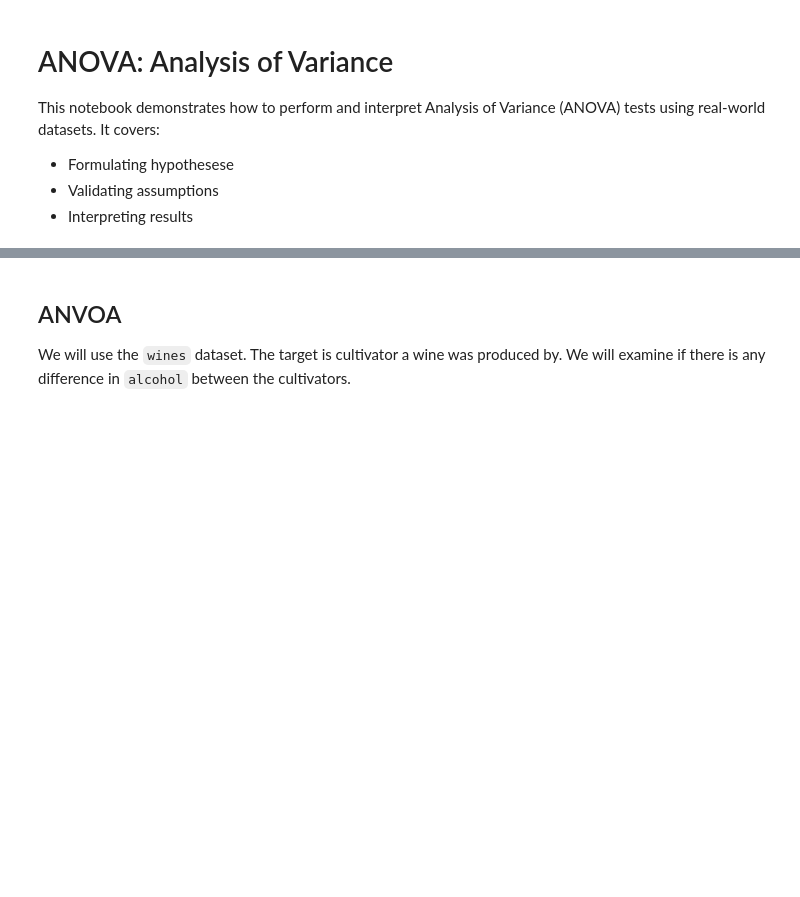
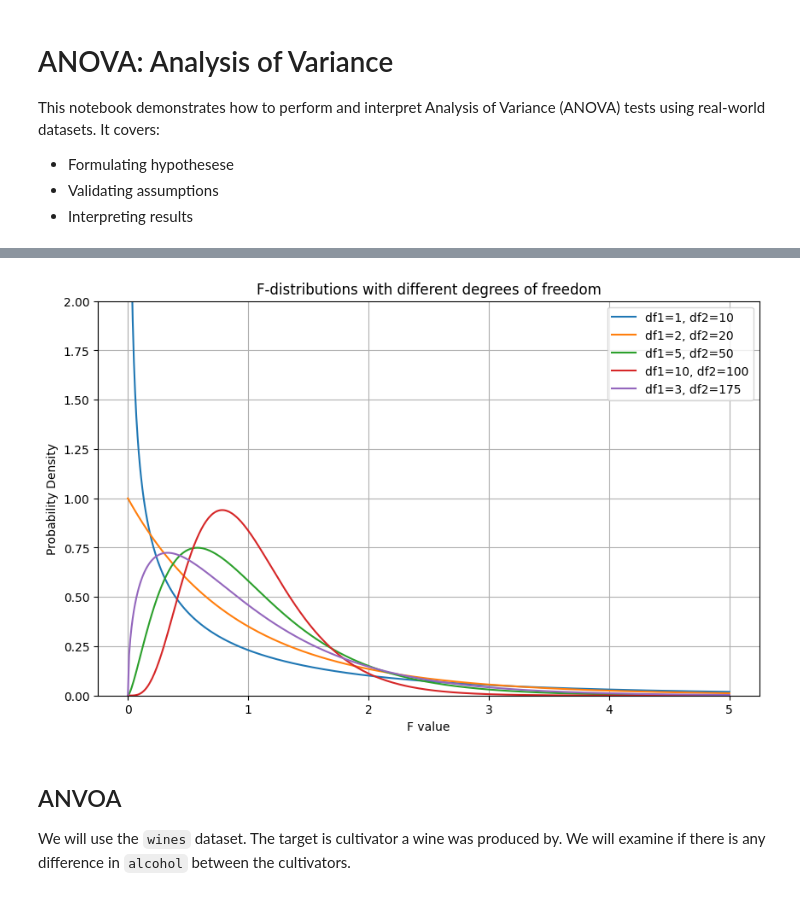
Before and after one commit to Cameron858/statistical-playground, a Jupyter notebook: notebooks/anova.ipynb, the cells around one changed output, grey strips where cells are left out. Cells and saved outputs as stored; diff of their text form; code cells hidden in the pictures; blank space fills up the shorter version.

Commit message:
Add explaination of F-statistic and accompanying plots.

```diff
--- a/notebooks/anova.ipynb
+++ b/notebooks/anova.ipynb
@@ -22,3 +32,22 @@ By comparing these sources of variance, ANOVA helps us determine whether the obs
+# %%
+df_pairs = [(1, 10), (2, 20), (5, 50), (10, 100), (3, 175)]
+x = np.linspace(0, 5, 500)
+
+plt.figure(figsize=(10, 6))
+plt.ylim((0, 2))
+
+for dfn, dfd in df_pairs:
+    y = f.pdf(x, dfn, dfd)
+    plt.plot(x, y, label=f'df1={dfn}, df2={dfd}')
+
+plt.title('F-distributions with different degrees of freedom')
+plt.xlabel('F value')
+plt.ylabel('Probability Density')
+plt.legend()
+plt.grid(True)
+plt.show()
+# %% [output]
+[figure, added]
 # %% [markdown]
 ## ANVOA
 
```
Also changed, not shown: parts of 1 cell of this notebook.
